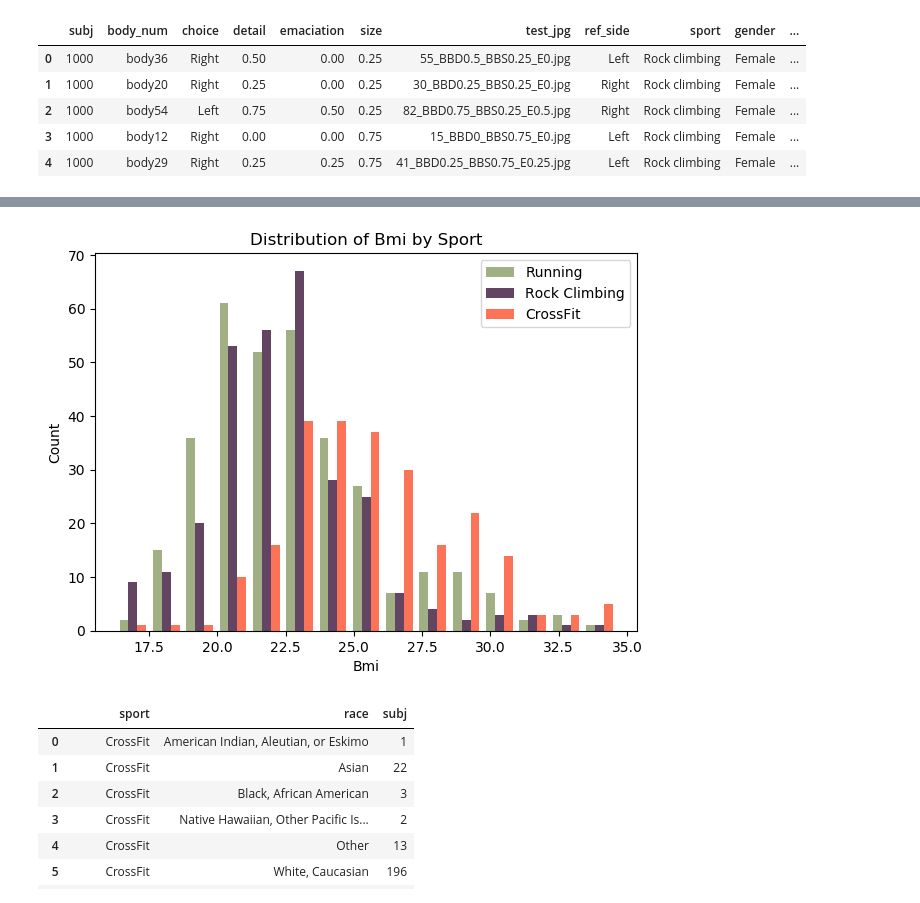
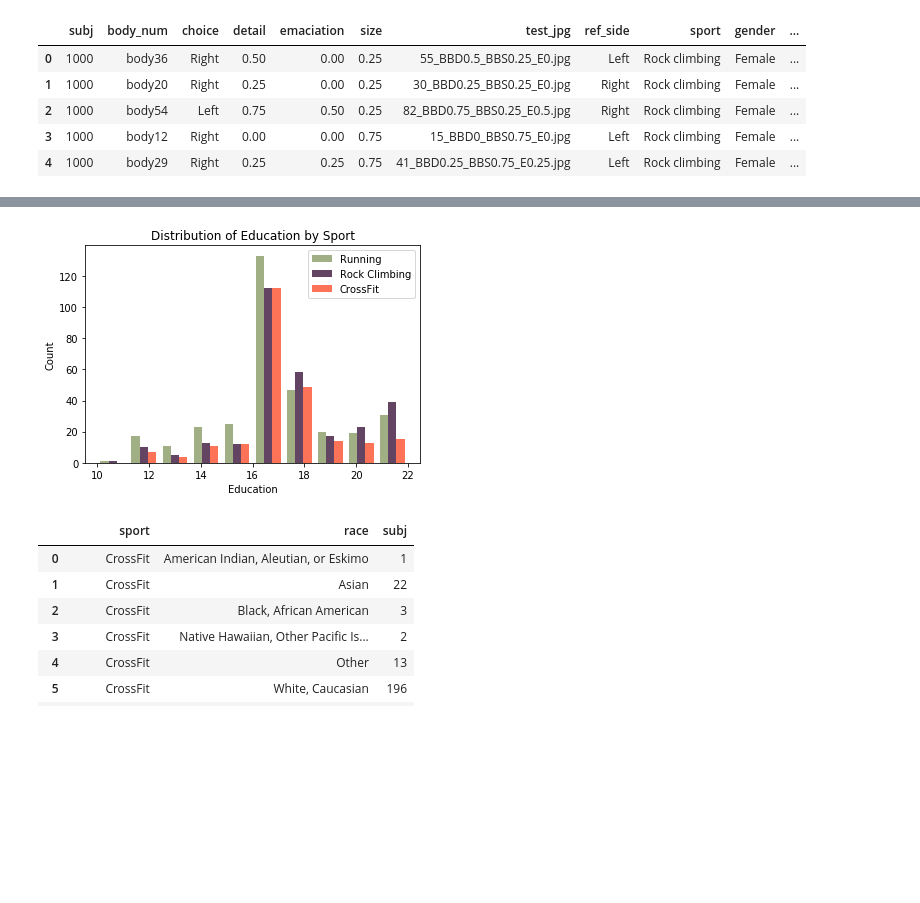
Before and after one commit to amywinecoff/sport-body-project, a Jupyter notebook: analysis.ipynb, the cells around one changed output, grey strips where cells are left out. Drawn from its saved outputs; the diff is of its cells as text; code cells hidden in the pictures; blank space fills up the shorter version.

```diff
--- a/analysis.ipynb
+++ b/analysis.ipynb
@@ -61,5 +68,5 @@ conn.close()
 # %%
-demographics = demographics[['subj', 'sport', 'gender', 'age', 'education', 'race']]
+demographics = demographics[['subj', 'sport', 'gender', 'age', 'education', 'race', 'frequency', 'duration', 'percent women']]
 demographics_plus = pd.merge(demographics, ht_wt_bmi, on='subj', how='left').dropna()
 demographics_plus['BMI'] = pd.to_numeric(demographics_plus['BMI'],errors='coerce').round(1)#round BMI so it can be more easily plotted later
 demographics_plus = demographics_plus[(demographics_plus['BMI'] > 14) & (demographics_plus['BMI'] < 35)]#remove implausible BMI values
@@ -153,9 +163,9 @@ def plot_hist_by_sport(df, continuous_var, bins):
     plt.ylabel('Count')
     plt.title('Distribution of {cv} by Sport'.format(cv=continuous_var.capitalize()))
 # %%
-plot_hist_by_sport(demographics_plus, 'BMI', 15)
+plot_hist_by_sport(demographics_plus, 'education', 10)
 # %% [output]
-[figure, old version]
+[figure, new version]
 # %%
 def extract_level_df(df, categorial_var):
 
```
Also changed, not shown: parts of 8 cells of this notebook, 3 other files.
